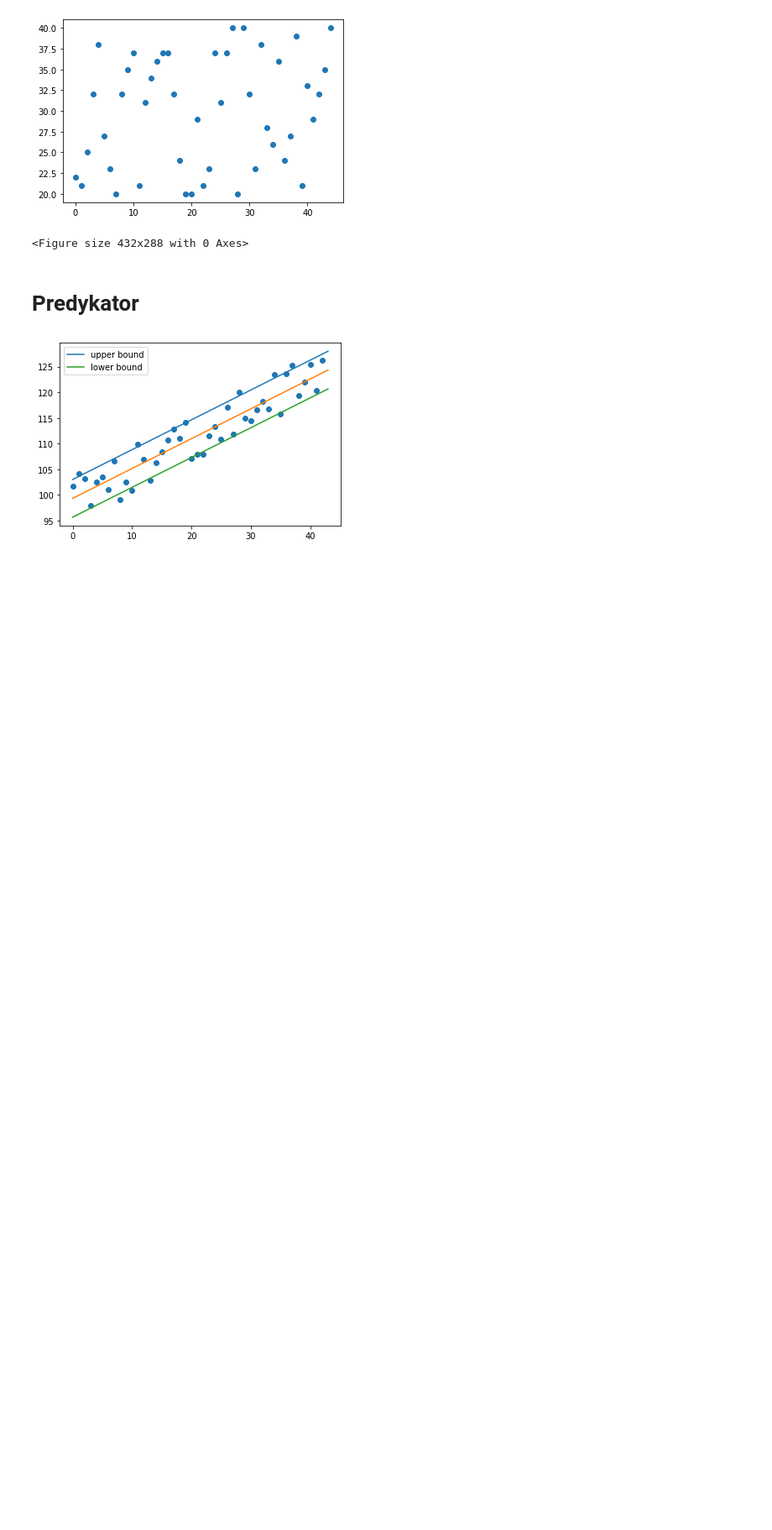
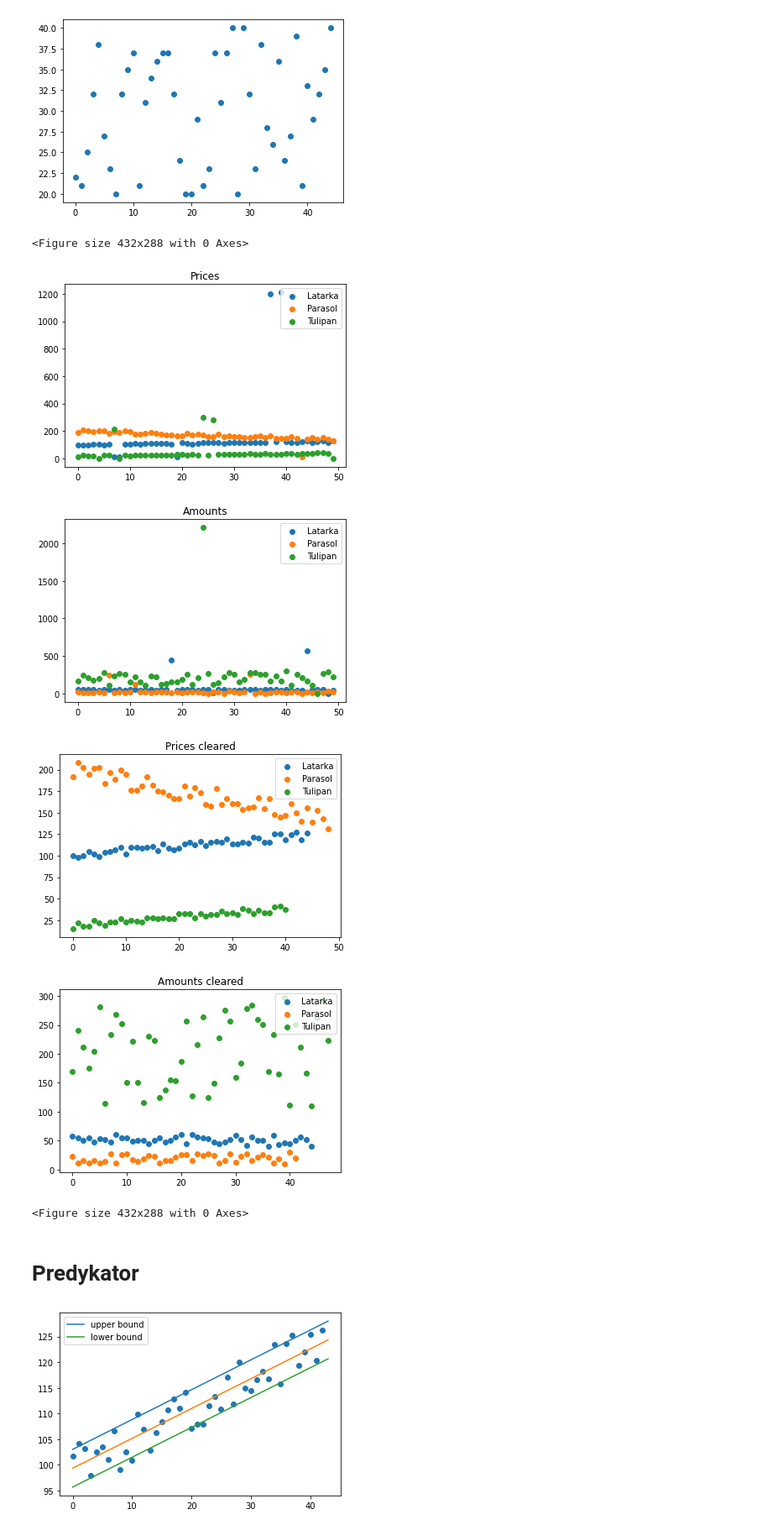
Before and after one commit to AdamChojnackiDrkHml/MPA_L1_JUPYTER, a Jupyter notebook: Untitled.ipynb, the cells around one changed output. Shown at 84% size. Drawn from its saved outputs; the diff is of its cells as text; code cells hidden in the pictures; blank space fills up the shorter version.

```diff
--- a/Untitled.ipynb
+++ b/Untitled.ipynb
@@ -177,3 +212,37 @@ plt.clf()
+# %%
+productNames = [
+    "Latarka",
+    "Parasol",
+    "Tulipan",
+]
+
+rangesOfPrices = [
+    [100, 124],
+    [200, 140],
+    [19, 40],
+]
+
+rangesOfAmounts = [
+    [40, 60],
+    [10, 30],
+    [100, 300],
+]
+
+sampleSizes = [
+    50,
+    50,
+    50,
+]
+
+mutliProductDB = Database(sampleSizes, productNames, rangesOfPrices, rangesOfAmounts, 0.1)
+
+printWholeDatabase(mutliProductDB)
+# %% [output]
+[figure, added]
+[figure, added]
+[figure, added]
+[figure, added]
+<Figure size 432x288 with 0 Axes>
 # %% [markdown]
 # Predykator
 # %%
```
Also changed, not shown: parts of 7 cells of this notebook.
